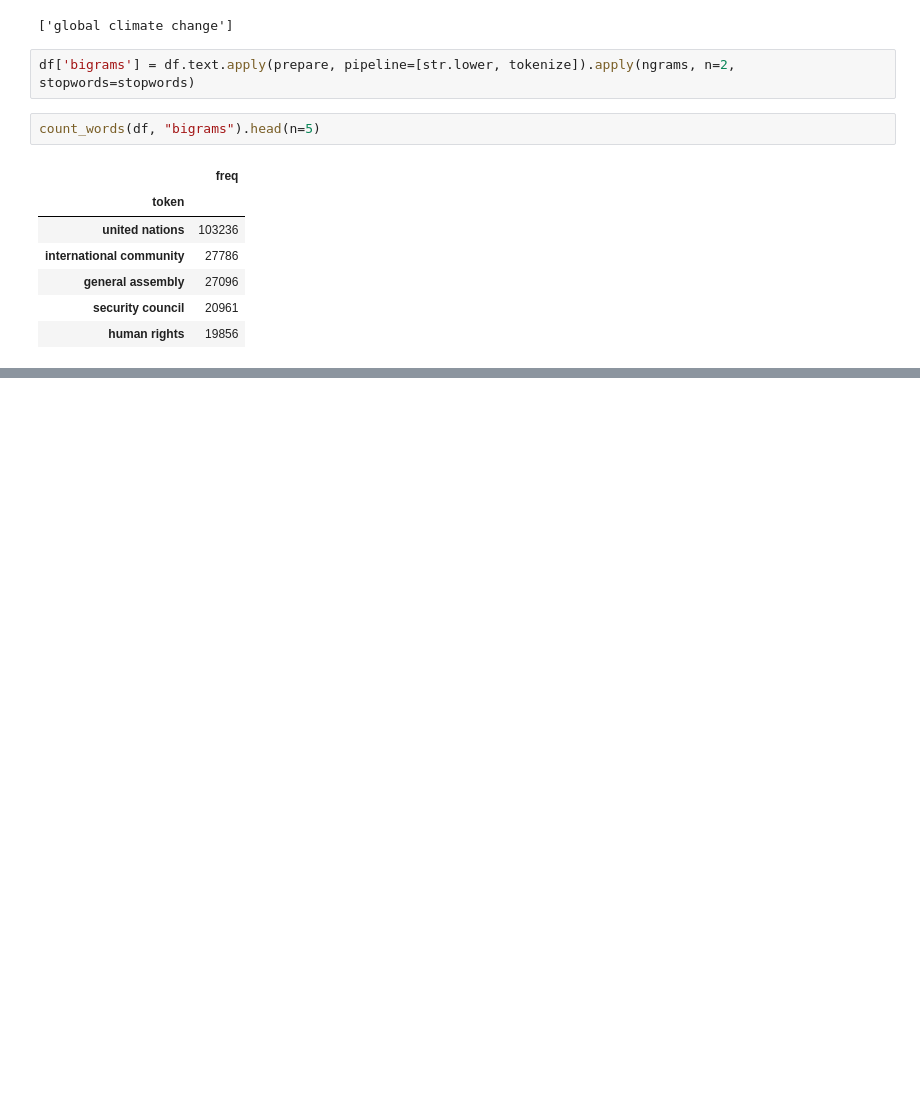
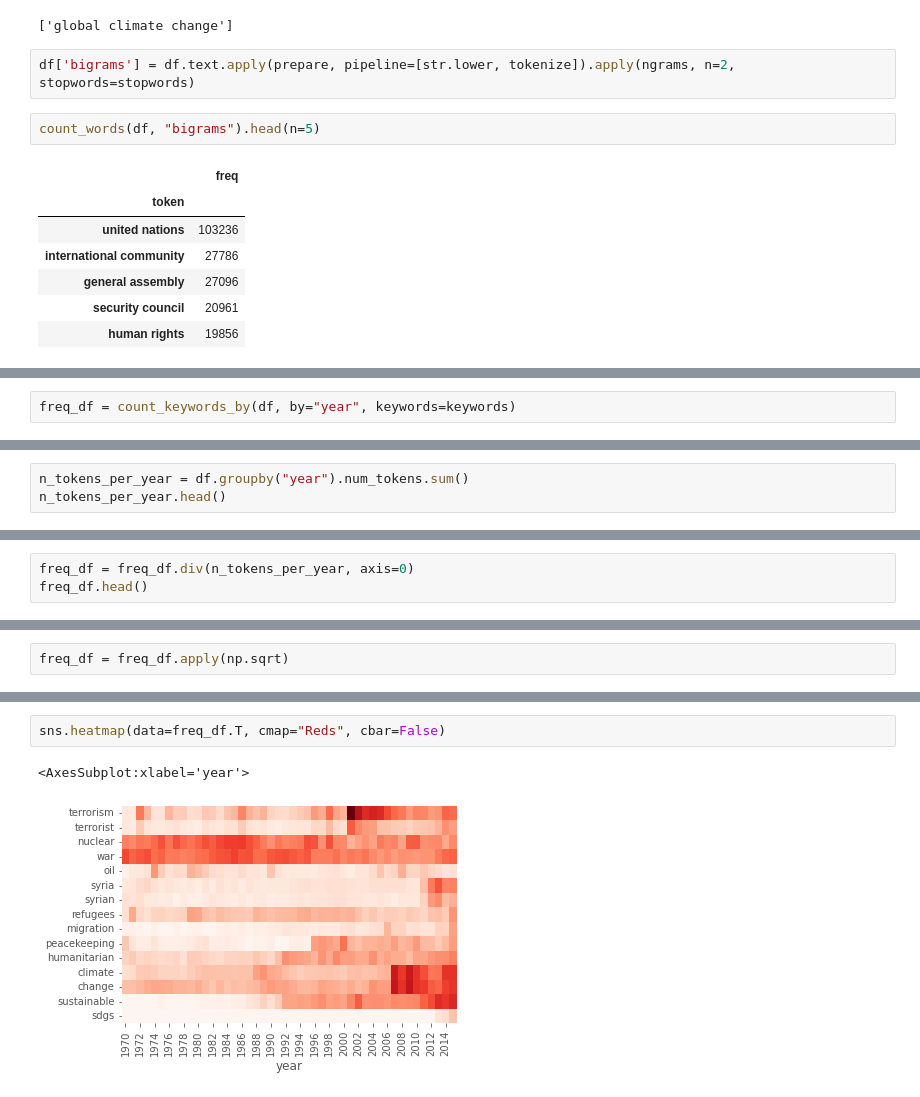
Before and after one commit to nicolasmollier/blueprints_for_text_analytics, a Jupyter notebook: notebooks/chapter_1.ipynb, the cells around one changed output, grey strips where cells are left out. Cells and saved outputs as stored; diff of their text form; blank space fills up the shorter version.

```diff
--- a/notebooks/chapter_1.ipynb
+++ b/notebooks/chapter_1.ipynb
@@ -820,0 +984,2 @@ count_words(df, "bigrams").head(n=5)
+# %%
+freq_df = count_keywords_by(df, by="year", keywords=keywords)
@@ -820,0 +996,3 @@ count_words(df, "bigrams").head(n=5)
+# %%
+n_tokens_per_year = df.groupby("year").num_tokens.sum()
+n_tokens_per_year.head()
@@ -820,0 +1007,3 @@ count_words(df, "bigrams").head(n=5)
+# %%
+freq_df = freq_df.div(n_tokens_per_year, axis=0)
+freq_df.head()
@@ -820,0 +1018,2 @@ count_words(df, "bigrams").head(n=5)
+# %%
+freq_df = freq_df.apply(np.sqrt)
@@ -820,0 +1030,5 @@ count_words(df, "bigrams").head(n=5)
+# %%
+sns.heatmap(data=freq_df.T, cmap="Reds", cbar=False)
+# %% [output]
+<AxesSubplot:xlabel='year'>
+[figure, added]
```
Also changed, not shown: parts of 34 cells of this notebook.
